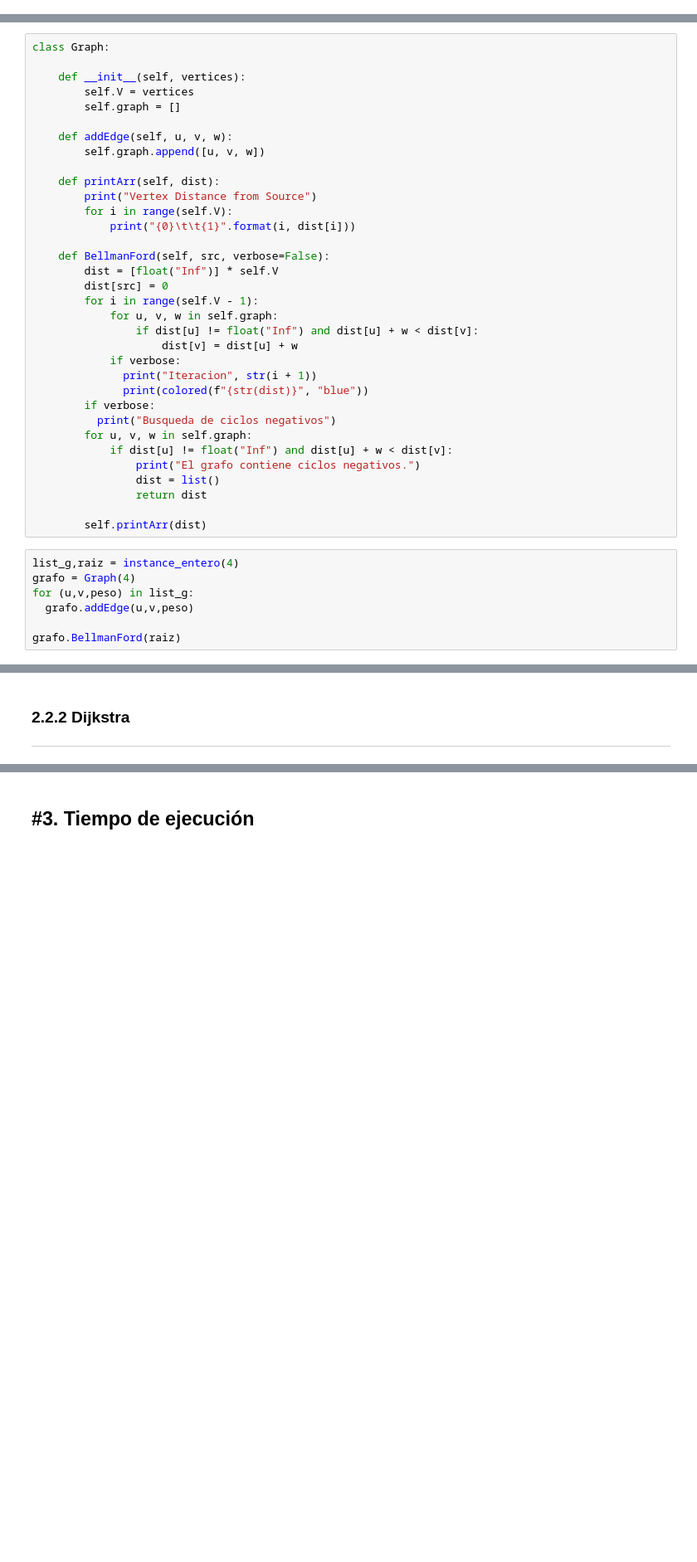
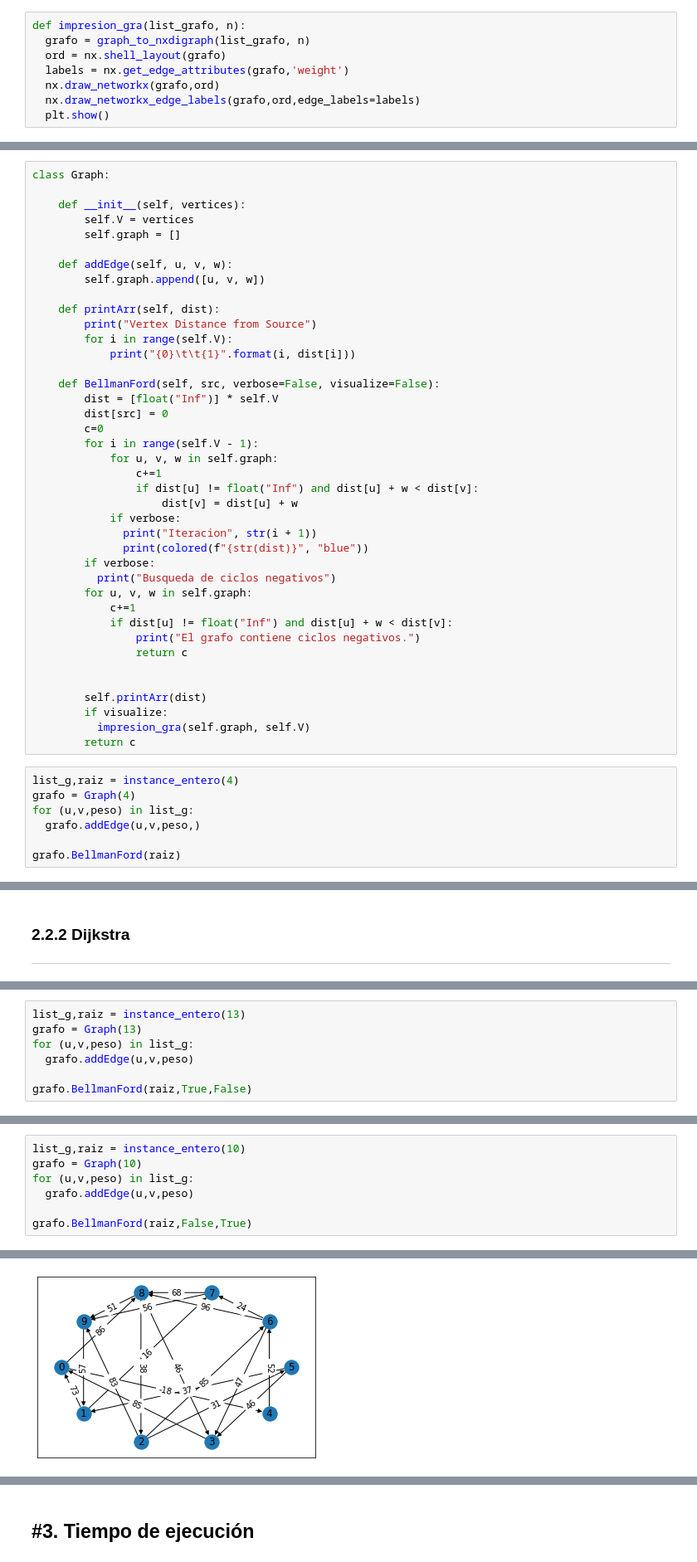
Before and after one commit to AntoniaAcevedo/ADA-Informe, a Jupyter notebook: Informe11_ADA.ipynb, the cells around one changed output, grey strips where cells are left out. Shown at 83% size. Cells and saved outputs as stored; diff of their text form; blank space fills up the shorter version.

```diff
--- a/Informe11_ADA.ipynb
+++ b/Informe11_ADA.ipynb
@@ -167,3 +192,11 @@ def instance_pos(n: int):
+# %%
+def impresion_gra(list_grafo, n):
+  grafo = graph_to_nxdigraph(list_grafo, n)
+  ord = nx.shell_layout(grafo)
+  labels = nx.get_edge_attributes(grafo,'weight')
+  nx.draw_networkx(grafo,ord)
+  nx.draw_networkx_edge_labels(grafo,ord,edge_labels=labels)
+  plt.show()
 # %% [markdown]
 ### 2.2.1 Bellman-Ford
 ---
@@ -182,11 +215,13 @@ class Graph:
         for i in range(self.V):
             print("{0}\t\t{1}".format(i, dist[i]))
 
-    def BellmanFord(self, src, verbose=False):
+    def BellmanFord(self, src, verbose=False, visualize=False):
         dist = [float("Inf")] * self.V
         dist[src] = 0
+        c=0
         for i in range(self.V - 1):
             for u, v, w in self.graph:
+                c+=1
                 if dist[u] != float("Inf") and dist[u] + w < dist[v]:
                     dist[v] = dist[u] + w
             if verbose:
@@ -195,17 +230,21 @@ class Graph:
         if verbose:
           print("Busqueda de ciclos negativos")
         for u, v, w in self.graph:
+            c+=1
             if dist[u] != float("Inf") and dist[u] + w < dist[v]:
                 print("El grafo contiene ciclos negativos.")
-                dist = list()
-                return dist
+                return c
+
 
         self.printArr(dist)
+        if visualize:
+          impresion_gra(self.graph, self.V)
+        return c
 # %%
 list_g,raiz = instance_entero(4)
 grafo = Graph(4)
 for (u,v,peso) in list_g:
-  grafo.addEdge(u,v,peso)
+  grafo.addEdge(u,v,peso,)
 
 grafo.BellmanFord(raiz)
 # %% [output]
@@ -273,0 +357,7 @@ AttributeError: ignored
+# %%
+list_g,raiz = instance_entero(13)
+grafo = Graph(13)
+for (u,v,peso) in list_g:
+  grafo.addEdge(u,v,peso)
+
+grafo.BellmanFord(raiz,True,False)
@@ -300,0 +417,8 @@ def graph_to_nxdigraph(graph: list, n: int):
+# %%
+list_g,raiz = instance_entero(10)
+grafo = Graph(10)
+for (u,v,peso) in list_g:
+  grafo.addEdge(u,v,peso)
+
+grafo.BellmanFord(raiz,False,True)
+# %% [output]
@@ -300,0 +436 @@ def graph_to_nxdigraph(graph: list, n: int):
+[figure, added]
```
Also changed, not shown: parts of 38 cells of this notebook.
